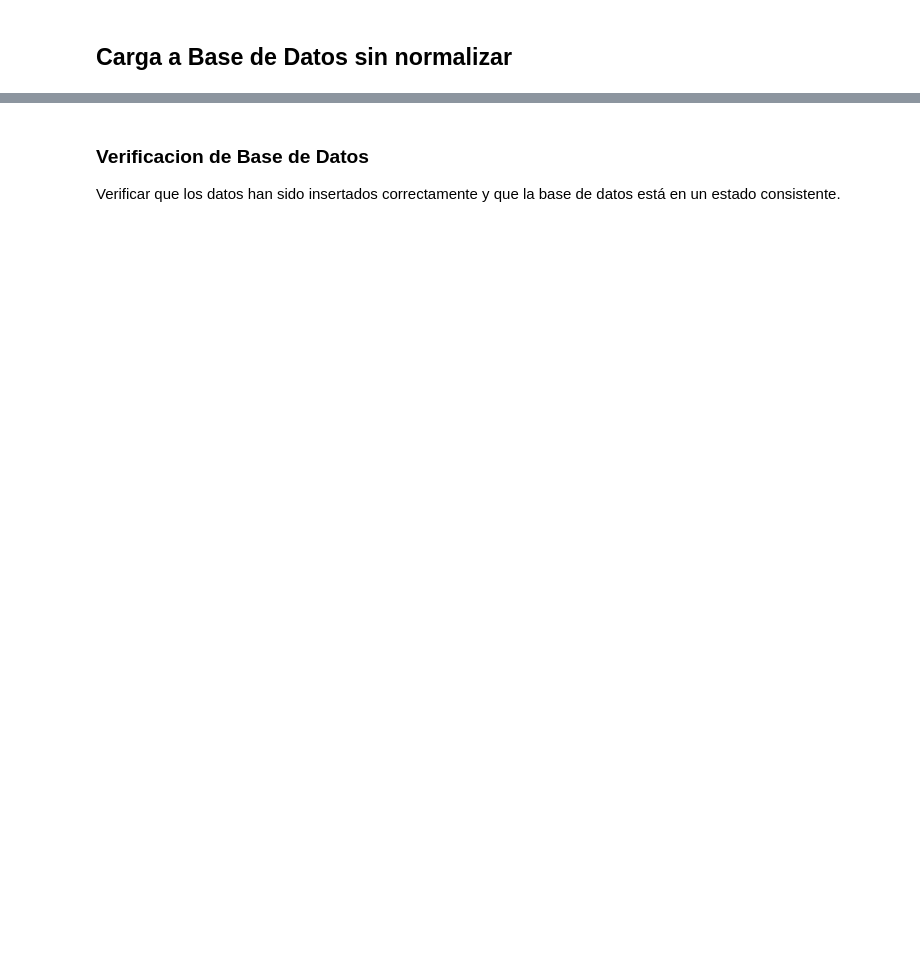
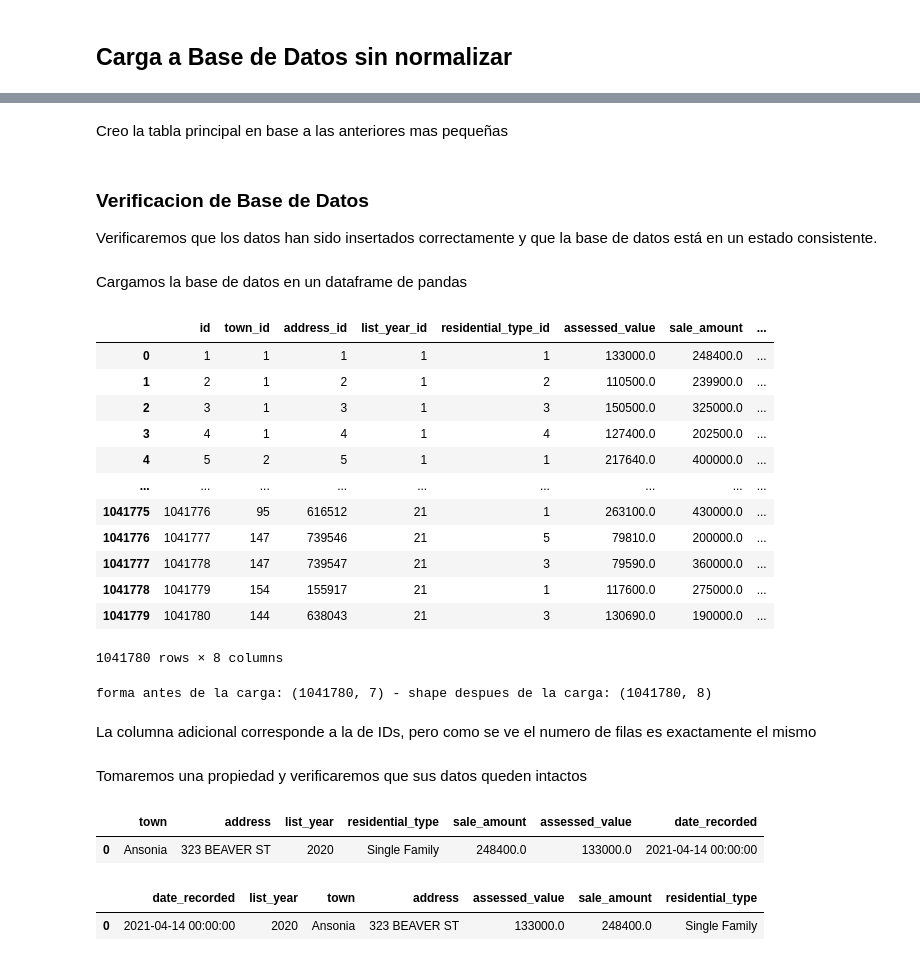
Before and after one commit to maxogod/ETL, a Jupyter notebook: BDD_TP.ipynb, the cells around one changed output, grey strips where cells are left out. Saved outputs shown, nothing was run; the diff lists cells and outputs as text; code cells hidden in the pictures; blank space fills up the shorter version.

```diff
--- a/BDD_TP.ipynb
+++ b/BDD_TP.ipynb
@@ -493,0 +728,2 @@ un estado consistente.
+# %% [markdown]
+Creo la tabla principal en base a las anteriores mas pequeñas
@@ -494,5 +756,64 @@ un estado consistente.
 # %% [markdown]
 ### Verificacion de Base de Datos
 
-Verificar que los datos han sido insertados correctamente y que la base de datos está en
+Verificaremos que los datos han sido insertados correctamente y que la base de datos está en
 un estado consistente.
+# %%
+# Connect to the database
+conn = sqlite3.connect(root_path + 'Dataset/normalizada.sqlite3')
+cursor = conn.cursor()
+# %% [markdown]
+Cargamos la base de datos en un dataframe de pandas
+# %%
+query = 'SELECT * FROM sales'
+verif_df = pd.read_sql_query(query, conn)
+verif_df
+# %% [output]
+|  | id | town_id | address_id | list_year_id | residential_type_id | assessed_value | sale_amount | ... |
+| 0 | 1 | 1 | 1 | 1 | 1 | 133000.0 | 248400.0 | ... |
+| 1 | 2 | 1 | 2 | 1 | 2 | 110500.0 | 239900.0 | ... |
+| 2 | 3 | 1 | 3 | 1 | 3 | 150500.0 | 325000.0 | ... |
+| 3 | 4 | 1 | 4 | 1 | 4 | 127400.0 | 202500.0 | ... |
+| 4 | 5 | 2 | 5 | 1 | 1 | 217640.0 | 400000.0 | ... |
+| ... | ... | ... | ... | ... | ... | ... | ... | ... |
+| 1041775 | 1041776 | 95 | 616512 | 21 | 1 | 263100.0 | 430000.0 | ... |
+| 1041776 | 1041777 | 147 | 739546 | 21 | 5 | 79810.0 | 200000.0 | ... |
+| 1041777 | 1041778 | 147 | 739547 | 21 | 3 | 79590.0 | 360000.0 | ... |
+| 1041778 | 1041779 | 154 | 155917 | 21 | 1 | 117600.0 | 275000.0 | ... |
+| 1041779 | 1041780 | 144 | 638043 | 21 | 3 | 130690.0 | 190000.0 | ... |
+1041780 rows × 8 columns
+# %%
+print(f"forma antes de la carga: {df_normalizado.shape} - shape despues de la carga: {verif_df.shape}")
+# %% [output]
+forma antes de la carga: (1041780, 7) - shape despues de la carga: (1041780, 8)
+# %% [markdown]
+La columna adicional corresponde a la de IDs, pero como se ve el numero de filas es exactamente el mismo
+# %% [markdown]
+Tomaremos una propiedad y verificaremos que sus datos queden intactos
+# %%
+query = '''
+  SELECT
+    town.name AS town,
+    address.address AS address,
+    list_year.year AS list_year,
+    residential_type.r_type AS residential_type,
+    sales.sale_amount,
+    sales.assessed_value,
+    sales.date_recorded
+  FROM sales
+  LEFT JOIN town ON sales.town_id = town.id
+  LEFT JOIN address ON sales.address_id = address.id
+  LEFT JOIN list_year ON sales.list_year_id = list_year.id
+  LEFT JOIN residential_type ON sales.residential_type_id = residential_type.id
+  WHERE town_id = 1 AND address_id = 1
+'''
+verif_df = pd.read_sql_query(query, conn)
+verif_df
+# %% [output]
+|  | town | address | list_year | residential_type | sale_amount | assessed_value | date_recorded |
+| 0 | Ansonia | 323 BEAVER ST | 2020 | Single Family | 248400.0 | 133000.0 | 2021-04-14 00:00:00 |
+# %%
+df[(df['town'] == 'Ansonia') & (df['address'] == '323 BEAVER ST')]
+# %% [output]
+|  | date_recorded | list_year | town | address | assessed_value | sale_amount | residential_type |
+| 0 | 2021-04-14 00:00:00 | 2020 | Ansonia | 323 BEAVER ST | 133000.0 | 248400.0 | Single Family |
```
Also changed, not shown: parts of 40 cells of this notebook.
